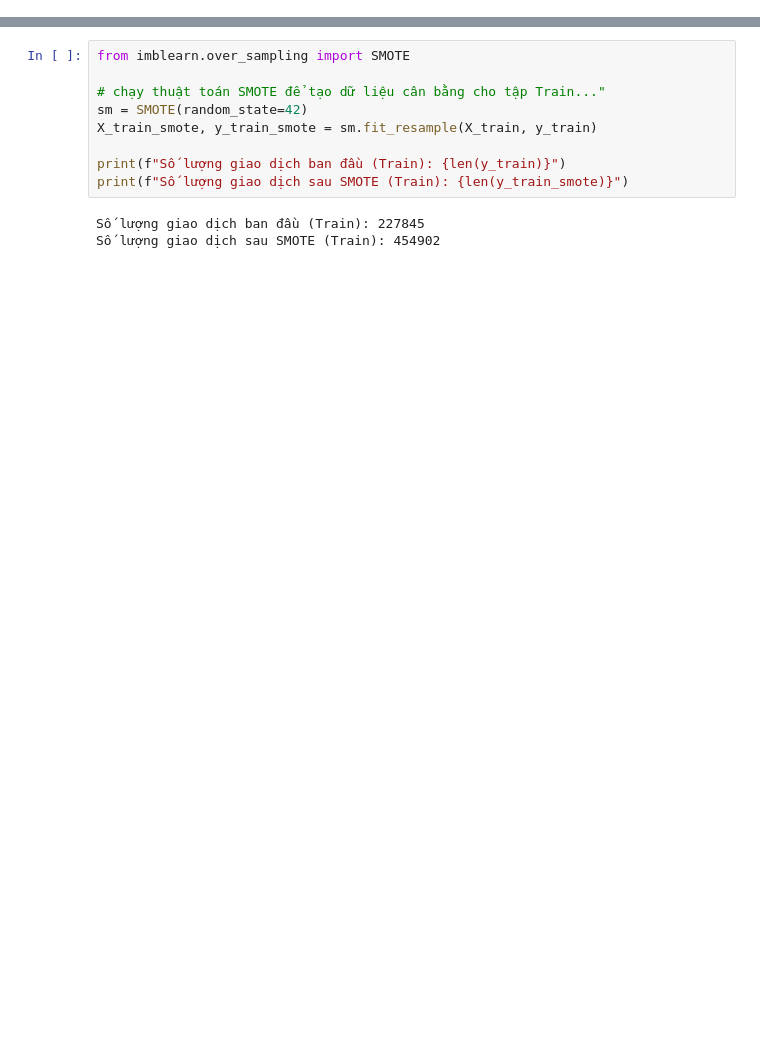
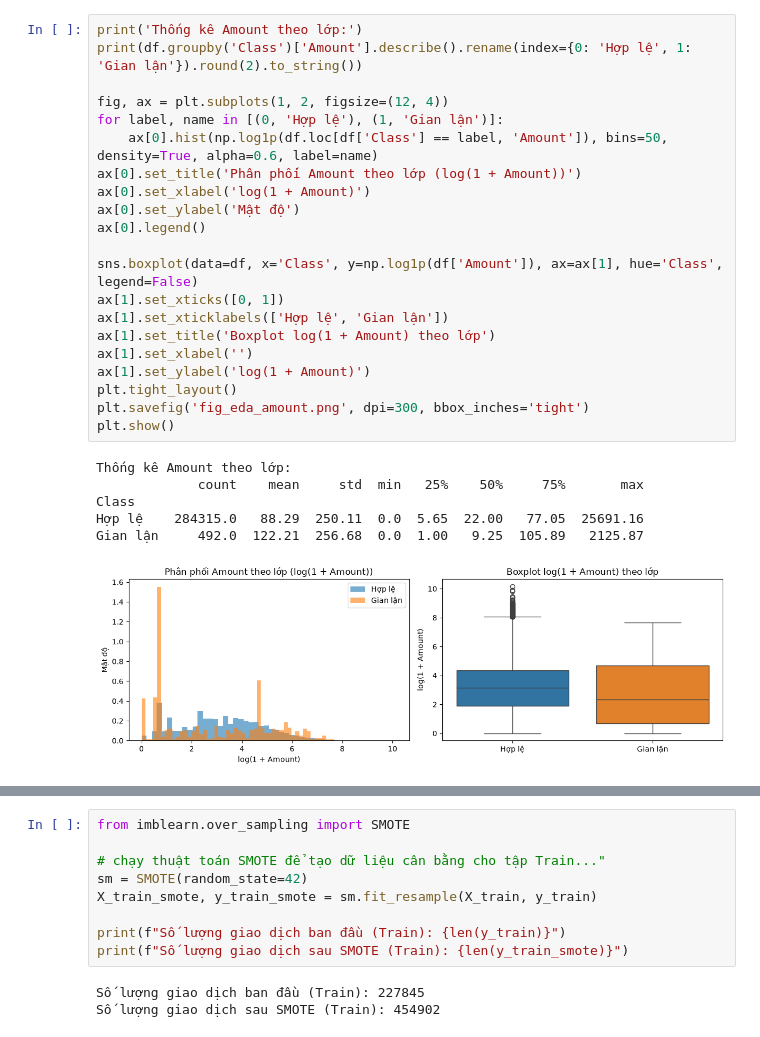
Before and after one commit to ninhduo263/credit-card-fraud-detection, a Jupyter notebook: PhanTich_GianLan.ipynb, the cells around one changed output, grey strips where cells are left out. Cells and saved outputs as stored; diff of their text form; blank space fills up the shorter version.

```diff
--- a/PhanTich_GianLan.ipynb
+++ b/PhanTich_GianLan.ipynb
@@ -36,0 +150,28 @@ Kích thước tập Kiểm tra (Test): (56962, 30)
+# %%
+print('Thống kê Amount theo lớp:')
+print(df.groupby('Class')['Amount'].describe().rename(index={0: 'Hợp lệ', 1: 'Gian lận'}).round(2).to_string())
+
+fig, ax = plt.subplots(1, 2, figsize=(12, 4))
+for label, name in [(0, 'Hợp lệ'), (1, 'Gian lận')]:
+    ax[0].hist(np.log1p(df.loc[df['Class'] == label, 'Amount']), bins=50, density=True, alpha=0.6, label=name)
+ax[0].set_title('Phân phối Amount theo lớp (log(1 + Amount))')
+ax[0].set_xlabel('log(1 + Amount)')
+ax[0].set_ylabel('Mật độ')
+ax[0].legend()
+
+sns.boxplot(data=df, x='Class', y=np.log1p(df['Amount']), ax=ax[1], hue='Class', legend=False)
+ax[1].set_xticks([0, 1])
+ax[1].set_xticklabels(['Hợp lệ', 'Gian lận'])
+ax[1].set_title('Boxplot log(1 + Amount) theo lớp')
+ax[1].set_xlabel('')
+ax[1].set_ylabel('log(1 + Amount)')
+plt.tight_layout()
+plt.savefig('fig_eda_amount.png', dpi=300, bbox_inches='tight')
+plt.show()
+# %% [output]
+Thống kê Amount theo lớp:
+             count    mean     std  min   25%    50%     75%       max
+Class
+Hợp lệ    284315.0   88.29  250.11  0.0  5.65  22.00   77.05  25691.16
+Gian lận     492.0  122.21  256.68  0.0  1.00   9.25  105.89   2125.87
+[figure, added]
```
Also changed, not shown: parts of 46 cells of this notebook, 3 other files.
